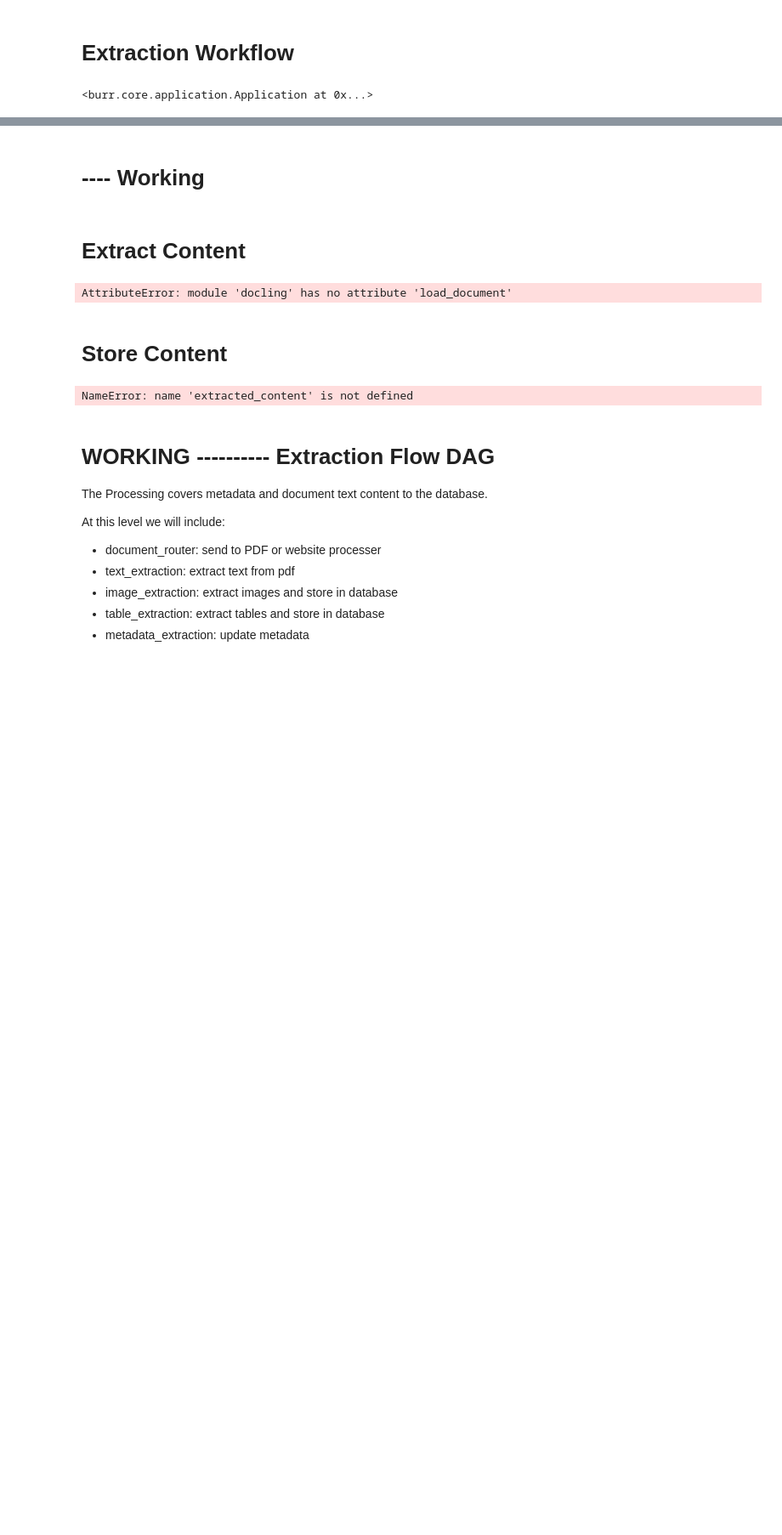
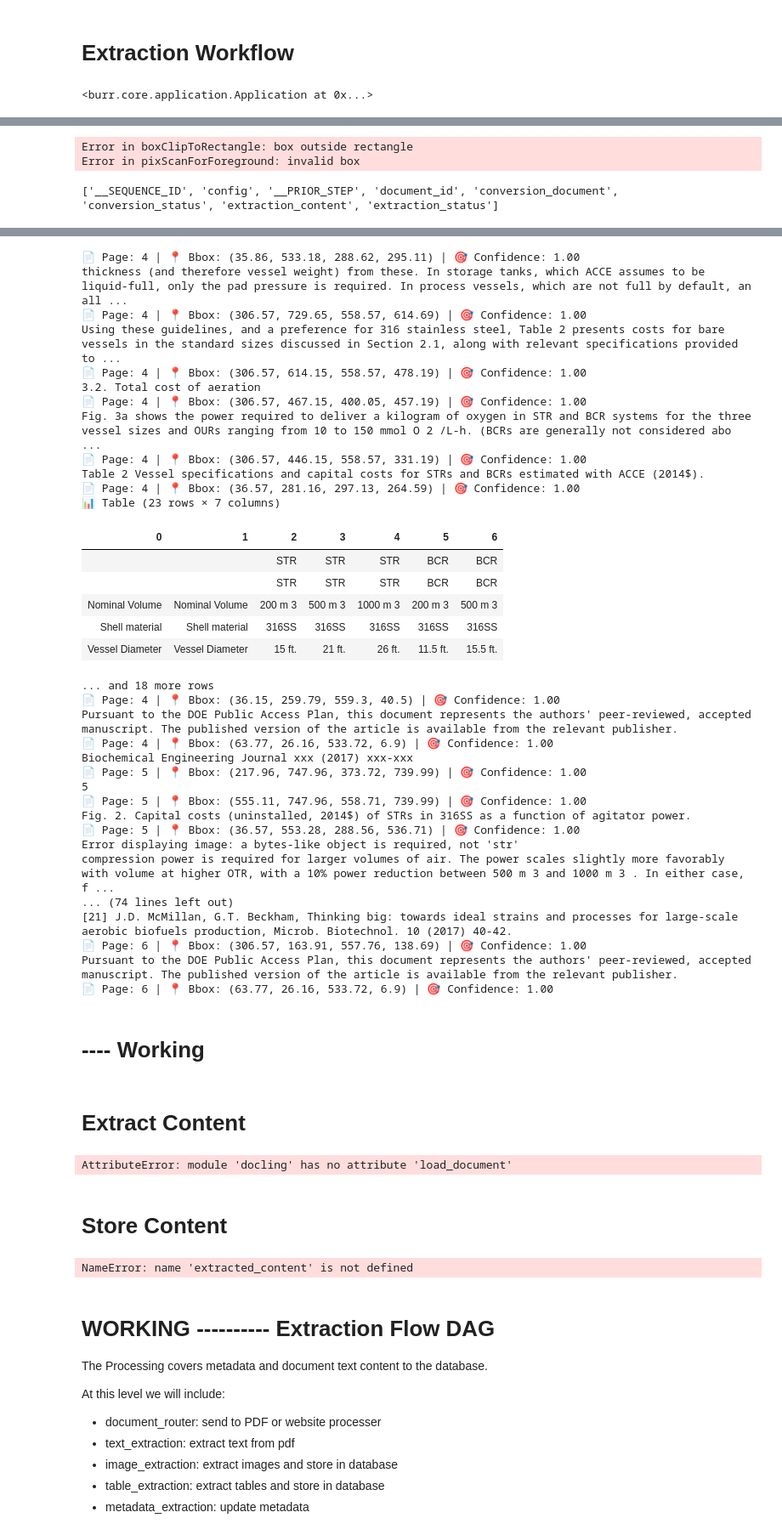
Before and after one commit to NicholasGrundl/ragnostic, a Jupyter notebook: notebooks/document-extraction.ipynb, the cells around one changed output, grey strips where cells are left out. Shown: that part at 85% size. Drawn from its saved outputs; the diff is of its cells as text; code cells hidden in the pictures; blank space fills up the shorter version.

```diff
--- a/notebooks/document-extraction.ipynb
+++ b/notebooks/document-extraction.ipynb
@@ -83,12 +255,20 @@ app
 # %% [output]
 <burr.core.application.Application at 0x...>
 # %%
-doc_id = "DOC_6j6x8s3tefsa"
+import warnings
+
+doc_id = "DOC_053a4p0iar4f"
 db_path = '+ragnostic_db.db'
 tracker_project = 'ragnostic'
 
-state = extraction.run_extraction(
-    document_id=doc_id,
-    db_path=db_path,
-    tracker_project=tracker_project
-)
+with warnings.catch_warnings():
+    warnings.filterwarnings('ignore')
+    state = extraction.run_extraction(
+        document_id=doc_id,
+        db_path=db_path,
+        tracker_project=tracker_project
+    )
+    print(list(state.keys()))
+if state['extraction_status'] == 'success':
+    extraction_content = state['extraction_content']
+    html_content = preview_extracted_content(extraction_content)
@@ -94,0 +294,22 @@ state = extraction.run_extraction(
+# %%
+import warnings
+
+doc_id = "DOC_fib1eu04hzte"
+db_path = '+ragnostic_db.db'
+tracker_project = 'ragnostic'
+
+with warnings.catch_warnings():
+    warnings.filterwarnings('ignore')
+    state = extraction.run_extraction(
+        document_id=doc_id,
+        db_path=db_path,
+        tracker_project=tracker_project
+    )
+    print(list(state.keys()))
+if state['extraction_status'] == 'success':
+    extraction_content = state['extraction_content']
+    html_content = preview_extracted_content(extraction_content)
+# %% [output]
+Error in boxClipToRectangle: box outside rectangle
+Error in pixScanForForeground: invalid box
+['__SEQUENCE_ID', 'config', '__PRIOR_STEP', 'document_id', 'conversion_document', 'conversion_status', 'extraction_content', 'extraction_status']
@@ -95,3 +339,38 @@ state = extraction.run_extraction(
+📄 Page: 4 | 📍 Bbox: (35.86, 533.18, 288.62, 295.11) | 🎯 Confidence: 1.00
+thickness (and therefore vessel weight) from these. In storage tanks, which ACCE assumes to be liquid-full, only the pad pressure is required. In process vessels, which are not full by default, an all ...
+📄 Page: 4 | 📍 Bbox: (306.57, 729.65, 558.57, 614.69) | 🎯 Confidence: 1.00
+Using these guidelines, and a preference for 316 stainless steel, Table 2 presents costs for bare vessels in the standard sizes discussed in Section 2.1, along with relevant specifications provided to ...
+📄 Page: 4 | 📍 Bbox: (306.57, 614.15, 558.57, 478.19) | 🎯 Confidence: 1.00
+3.2. Total cost of aeration
+📄 Page: 4 | 📍 Bbox: (306.57, 467.15, 400.05, 457.19) | 🎯 Confidence: 1.00
+Fig. 3a shows the power required to deliver a kilogram of oxygen in STR and BCR systems for the three vessel sizes and OURs ranging from 10 to 150 mmol O 2 /L-h. (BCRs are generally not considered abo ...
+📄 Page: 4 | 📍 Bbox: (306.57, 446.15, 558.57, 331.19) | 🎯 Confidence: 1.00
+Table 2 Vessel specifications and capital costs for STRs and BCRs estimated with ACCE (2014$).
+📄 Page: 4 | 📍 Bbox: (36.57, 281.16, 297.13, 264.59) | 🎯 Confidence: 1.00
+📊 Table (23 rows × 7 columns)
+| 0 | 1 | 2 | 3 | 4 | 5 | 6 |
+|  |  | STR | STR | STR | BCR | BCR |
+|  |  | STR | STR | STR | BCR | BCR |
+| Nominal Volume | Nominal Volume | 200 m 3 | 500 m 3 | 1000 m 3 | 200 m 3 | 500 m 3 |
+| Shell material | Shell material | 316SS | 316SS | 316SS | 316SS | 316SS |
+| Vessel Diameter | Vessel Diameter | 15 ft. | 21 ft. | 26 ft. | 11.5 ft. | 15.5 ft. |
+... and 18 more rows
+📄 Page: 4 | 📍 Bbox: (36.15, 259.79, 559.3, 40.5) | 🎯 Confidence: 1.00
+Pursuant to the DOE Public Access Plan, this document represents the authors' peer-reviewed, accepted manuscript. The published version of the article is available from the relevant publisher.
+📄 Page: 4 | 📍 Bbox: (63.77, 26.16, 533.72, 6.9) | 🎯 Confidence: 1.00
+Biochemical Engineering Journal xxx (2017) xxx-xxx
+📄 Page: 5 | 📍 Bbox: (217.96, 747.96, 373.72, 739.99) | 🎯 Confidence: 1.00
+5
+📄 Page: 5 | 📍 Bbox: (555.11, 747.96, 558.71, 739.99) | 🎯 Confidence: 1.00
+Fig. 2. Capital costs (uninstalled, 2014$) of STRs in 316SS as a function of agitator power.
+📄 Page: 5 | 📍 Bbox: (36.57, 553.28, 288.56, 536.71) | 🎯 Confidence: 1.00
+Error displaying image: a bytes-like object is required, not 'str'
+compression power is required for larger volumes of air. The power scales slightly more favorably with volume at higher OTR, with a 10% power reduction between 500 m 3 and 1000 m 3 . In either case, f ...
+... (74 lines left out)
+[21] J.D. McMillan, G.T. Beckham, Thinking big: towards ideal strains and processes for large-scale aerobic biofuels production, Microb. Biotechnol. 10 (2017) 40-42.
+📄 Page: 6 | 📍 Bbox: (306.57, 163.91, 557.76, 138.69) | 🎯 Confidence: 1.00
+Pursuant to the DOE Public Access Plan, this document represents the authors' peer-reviewed, accepted manuscript. The published version of the article is available from the relevant publisher.
+📄 Page: 6 | 📍 Bbox: (63.77, 26.16, 533.72, 6.9) | 🎯 Confidence: 1.00
 # %% [markdown]
 # ---- Working
 # %% [markdown]
```
Also changed, not shown: parts of 5 cells of this notebook, 3 other files.
